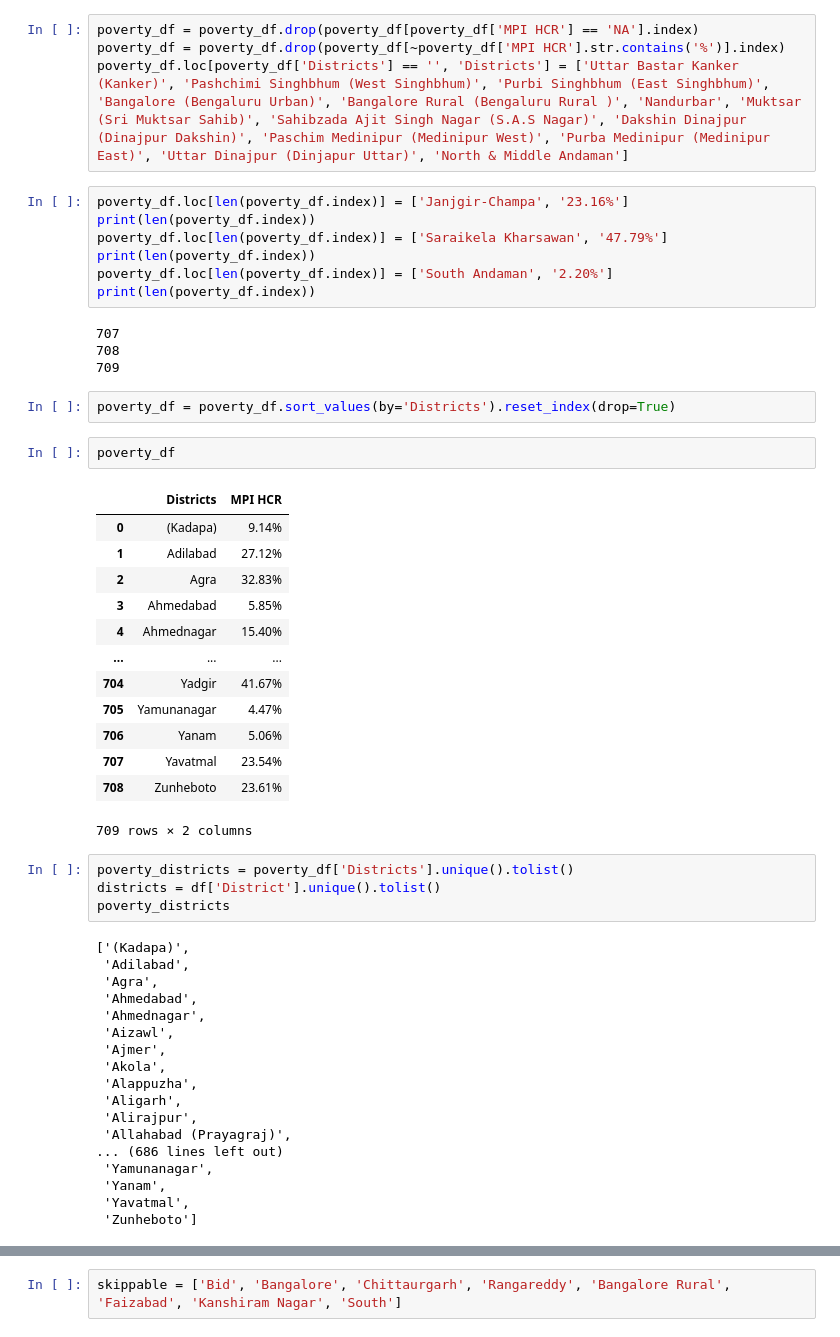
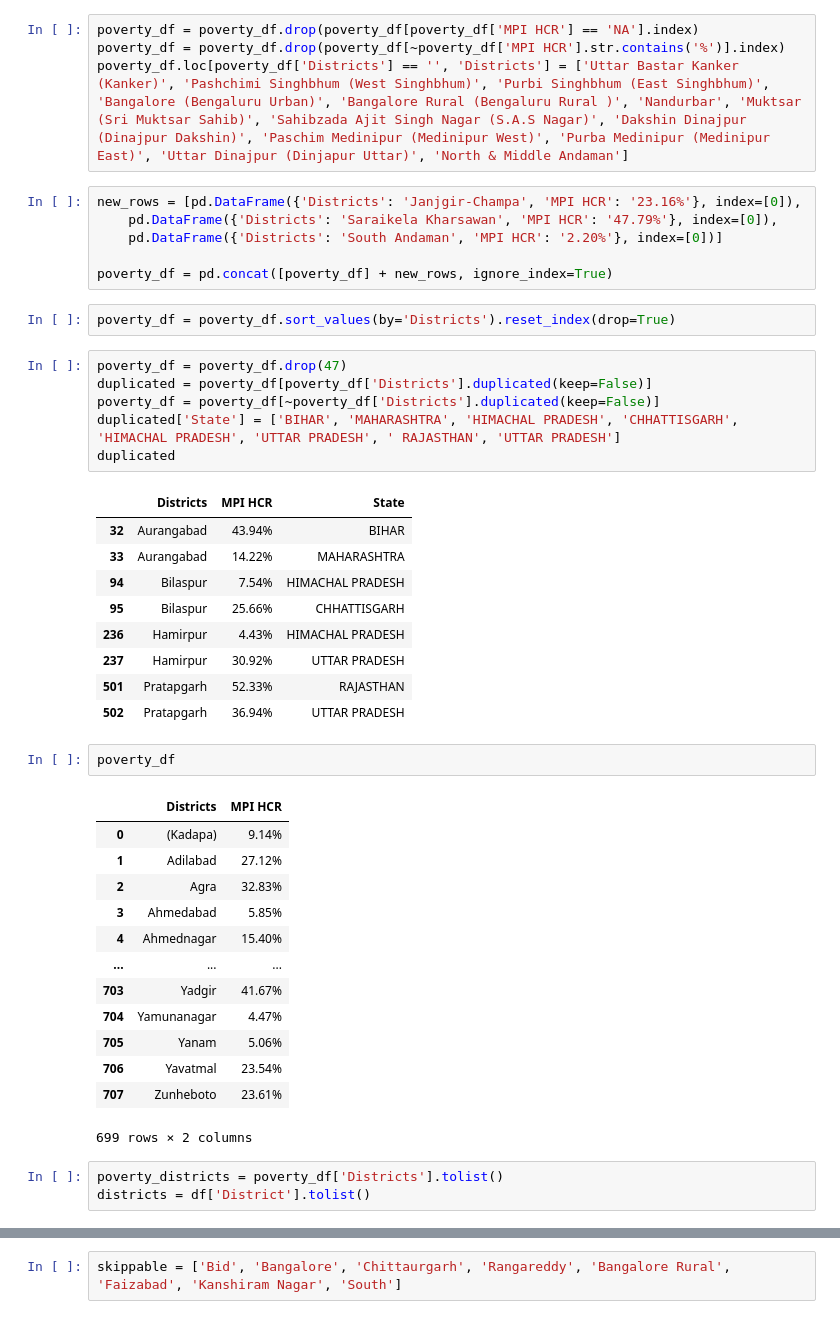
Before and after one commit to tam0w/poverty_data, a Jupyter notebook: eda.ipynb, the cells around one changed output, grey strips where cells are left out. Cells and saved outputs as stored; diff of their text form.

```diff
--- a/eda.ipynb
+++ b/eda.ipynb
@@ -524,18 +524,29 @@ poverty_df = poverty_df.drop(poverty_df[poverty_df['MPI HCR'] == 'NA'].index)
 poverty_df = poverty_df.drop(poverty_df[~poverty_df['MPI HCR'].str.contains('%')].index)
 poverty_df.loc[poverty_df['Districts'] == '', 'Districts'] = ['Uttar Bastar Kanker (Kanker)', 'Pashchimi Singhbhum (West Singhbhum)', 'Purbi Singhbhum (East Singhbhum)', 'Bangalore (Bengaluru Urban)', 'Bangalore Rural (Bengaluru Rural )', 'Nandurbar', 'Muktsar (Sri Muktsar Sahib)', 'Sahibzada Ajit Singh Nagar (S.A.S Nagar)', 'Dakshin Dinajpur (Dinajpur Dakshin)', 'Paschim Medinipur (Medinipur West)', 'Purba Medinipur (Medinipur East)', 'Uttar Dinajpur (Dinjapur Uttar)', 'North & Middle Andaman']
 # %%
-poverty_df.loc[len(poverty_df.index)] = ['Janjgir-Champa', '23.16%']
-print(len(poverty_df.index))
-poverty_df.loc[len(poverty_df.index)] = ['Saraikela Kharsawan', '47.79%']
-print(len(poverty_df.index))
-poverty_df.loc[len(poverty_df.index)] = ['South Andaman', '2.20%']
-print(len(poverty_df.index))
+new_rows = [pd.DataFrame({'Districts': 'Janjgir-Champa', 'MPI HCR': '23.16%'}, index=[0]),
+    pd.DataFrame({'Districts': 'Saraikela Kharsawan', 'MPI HCR': '47.79%'}, index=[0]),
+    pd.DataFrame({'Districts': 'South Andaman', 'MPI HCR': '2.20%'}, index=[0])]
+
+poverty_df = pd.concat([poverty_df] + new_rows, ignore_index=True)
-# %% [output]
-707
-708
-709
 # %%
 poverty_df = poverty_df.sort_values(by='Districts').reset_index(drop=True)
+# %%
+poverty_df = poverty_df.drop(47)
+duplicated = poverty_df[poverty_df['Districts'].duplicated(keep=False)]
+poverty_df = poverty_df[~poverty_df['Districts'].duplicated(keep=False)]
+duplicated['State'] = ['BIHAR', 'MAHARASHTRA', 'HIMACHAL PRADESH', 'CHHATTISGARH', 'HIMACHAL PRADESH', 'UTTAR PRADESH', ' RAJASTHAN', 'UTTAR PRADESH']
+duplicated
+# %% [output]
+|  | Districts | MPI HCR | State |
+| 32 | Aurangabad | 43.94% | BIHAR |
+| 33 | Aurangabad | 14.22% | MAHARASHTRA |
+| 94 | Bilaspur | 7.54% | HIMACHAL PRADESH |
+| 95 | Bilaspur | 25.66% | CHHATTISGARH |
+| 236 | Hamirpur | 4.43% | HIMACHAL PRADESH |
+| 237 | Hamirpur | 30.92% | UTTAR PRADESH |
+| 501 | Pratapgarh | 52.33% | RAJASTHAN |
+| 502 | Pratapgarh | 36.94% | UTTAR PRADESH |
 # %%
 poverty_df
 # %% [output]
@@ -546,31 +557,12 @@ poverty_df
 | 3 | Ahmedabad | 5.85% |
 | 4 | Ahmednagar | 15.40% |
 | ... | ... | ... |
-| 704 | Yadgir | 41.67% |
-| 705 | Yamunanagar | 4.47% |
-| 706 | Yanam | 5.06% |
-| 707 | Yavatmal | 23.54% |
-| 708 | Zunheboto | 23.61% |
+| 703 | Yadgir | 41.67% |
+| 704 | Yamunanagar | 4.47% |
+| 705 | Yanam | 5.06% |
+| 706 | Yavatmal | 23.54% |
+| 707 | Zunheboto | 23.61% |
-709 rows × 2 columns
+699 rows × 2 columns
 # %%
-poverty_districts = poverty_df['Districts'].unique().tolist()
-districts = df['District'].unique().tolist()
-poverty_districts
+poverty_districts = poverty_df['Districts'].tolist()
+districts = df['District'].tolist()
-# %% [output]
-['(Kadapa)',
- 'Adilabad',
- 'Agra',
- 'Ahmedabad',
- 'Ahmednagar',
- 'Aizawl',
- 'Ajmer',
- 'Akola',
- 'Alappuzha',
- 'Aligarh',
- 'Alirajpur',
- 'Allahabad (Prayagraj)',
-... (686 lines left out)
- 'Yamunanagar',
- 'Yanam',
- 'Yavatmal',
- 'Zunheboto']
```
Also changed, not shown: parts of 18 cells of this notebook, 1 other file.
